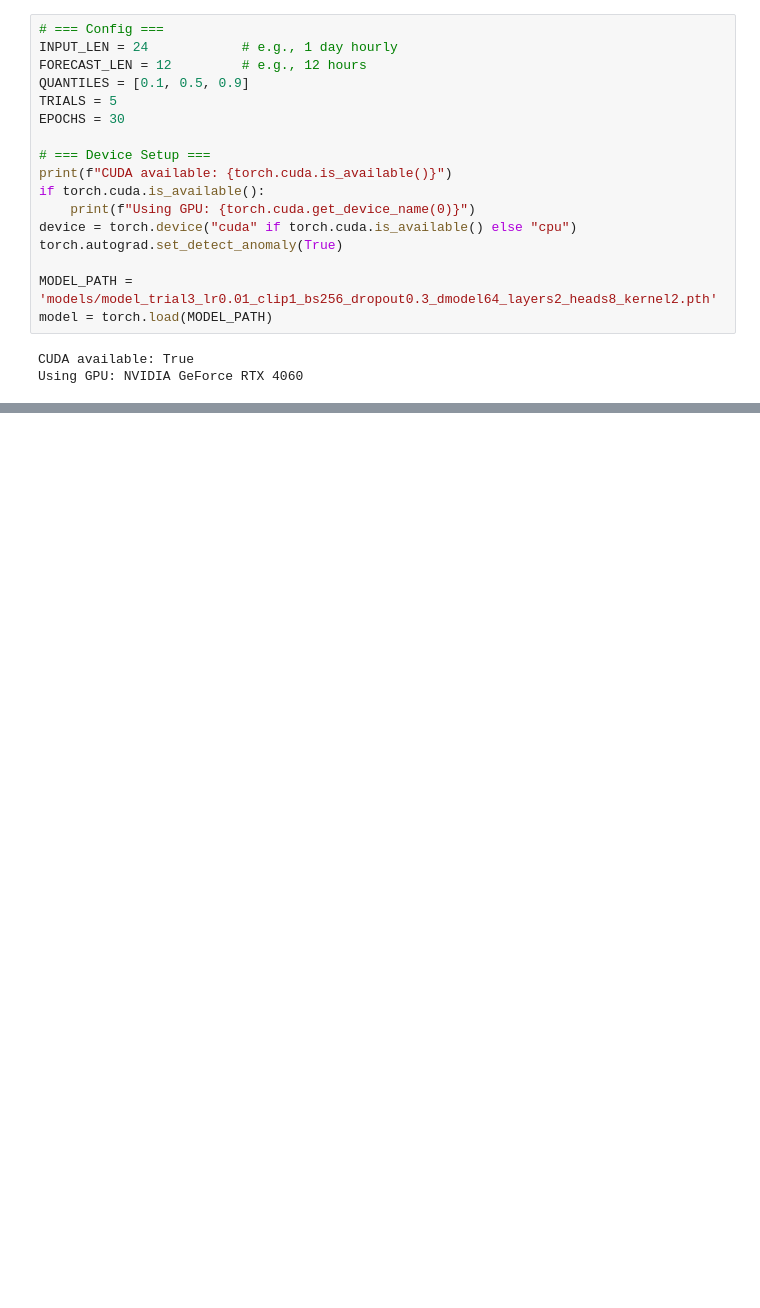
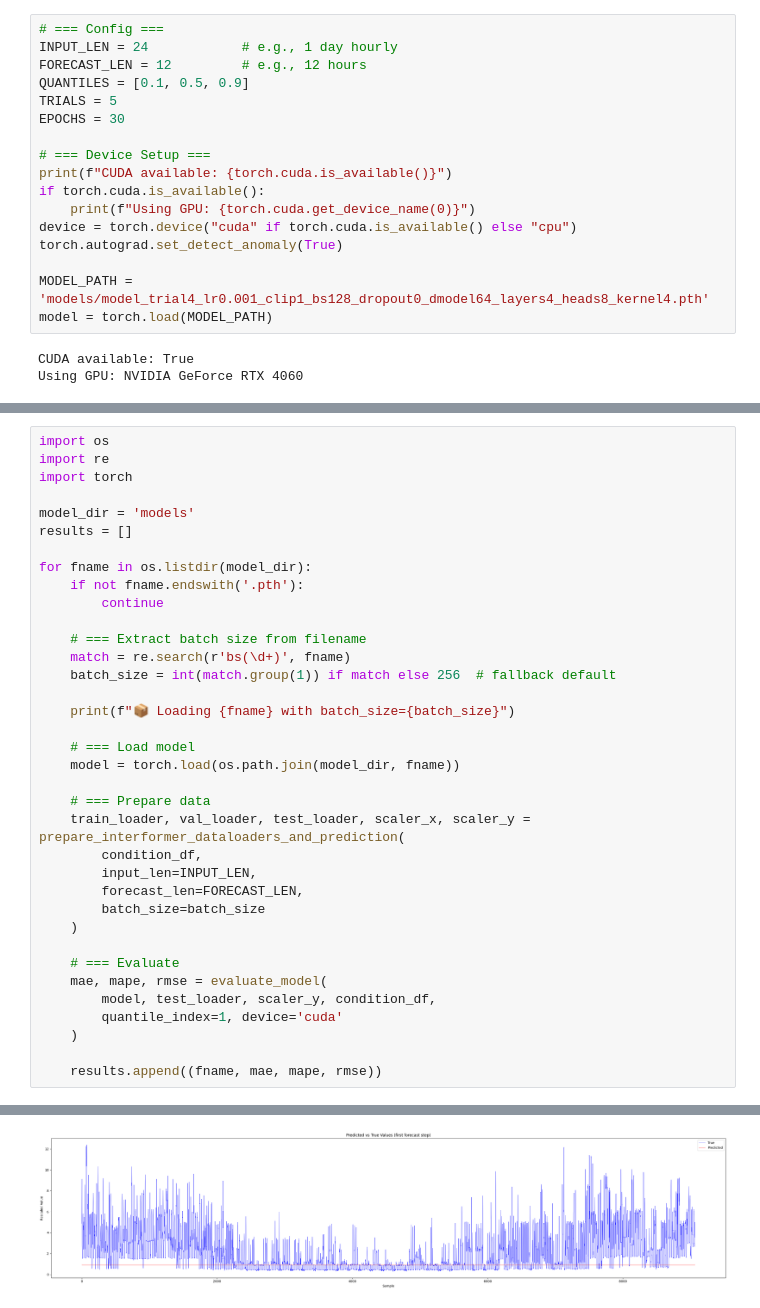
Before and after one commit to JanaJankovic/local-stlf, a Jupyter notebook: interformer/evaluation.ipynb, the cells around one changed output, grey strips where cells are left out. Drawn from its saved outputs; the diff is of its cells as text; blank space fills up the shorter version.

```diff
--- a/interformer/evaluation.ipynb
+++ b/interformer/evaluation.ipynb
@@ -59,7 +54,7 @@ if torch.cuda.is_available():
 device = torch.device("cuda" if torch.cuda.is_available() else "cpu")
 torch.autograd.set_detect_anomaly(True)
 
-MODEL_PATH = 'models/model_trial3_lr0.01_clip1_bs256_dropout0.3_dmodel64_layers2_heads8_kernel2.pth'
+MODEL_PATH = 'models/model_trial4_lr0.001_clip1_bs128_dropout0_dmodel64_layers4_heads8_kernel4.pth'
 model = torch.load(MODEL_PATH)
 # %% [output]
 CUDA available: True
@@ -176,0 +133,37 @@ Sample true values: [[ 65.39872   79.59552  122.17755   89.06005   37.423172  34
+# %%
+import os
+import re
+import torch
+
+model_dir = 'models'
+results = []
+
+for fname in os.listdir(model_dir):
+    if not fname.endswith('.pth'):
+        continue
+
+    # === Extract batch size from filename
+    match = re.search(r'bs(\d+)', fname)
+    batch_size = int(match.group(1)) if match else 256  # fallback default
+
+    print(f"📦 Loading {fname} with batch_size={batch_size}")
+
+    # === Load model
+    model = torch.load(os.path.join(model_dir, fname))
+
+    # === Prepare data
+    train_loader, val_loader, test_loader, scaler_x, scaler_y = prepare_interformer_dataloaders_and_prediction(
+        condition_df,
+        input_len=INPUT_LEN,
+        forecast_len=FORECAST_LEN,
+        batch_size=batch_size
+    )
+
+    # === Evaluate
+    mae, mape, rmse = evaluate_model(
+        model, test_loader, scaler_y, condition_df,
+        quantile_index=1, device='cuda'
+    )
+
+    results.append((fname, mae, mape, rmse))
+# %% [output]
@@ -176,0 +176 @@ Sample true values: [[ 65.39872   79.59552  122.17755   89.06005   37.423172  34
+[figure, added]
```
Also changed, not shown: parts of 7 cells of this notebook, 17 other files.
